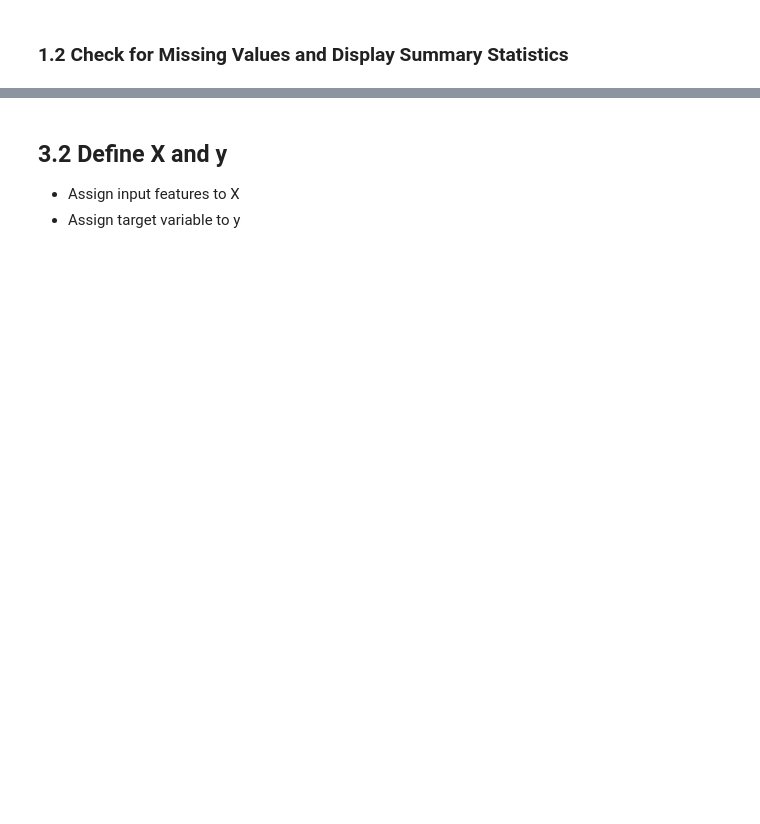
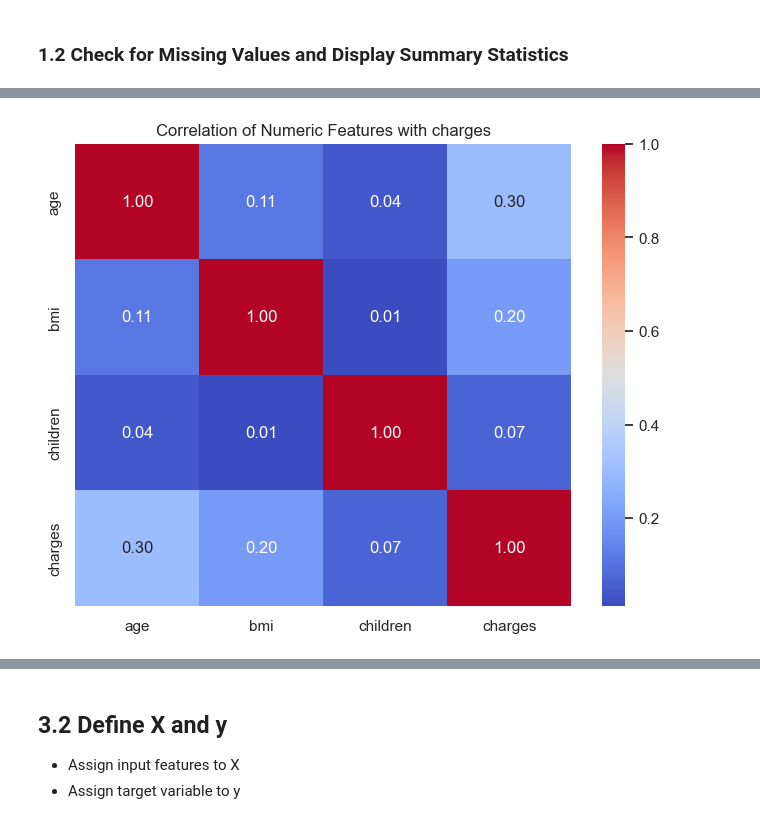
Before and after one commit to abeaderstadt/ml_regression_beaderstadt, a Jupyter notebook: regression_beaderstadt.ipynb, the cells around one changed output, grey strips where cells are left out. Saved outputs shown, nothing was run; the diff lists cells and outputs as text; code cells hidden in the pictures; blank space fills up the shorter version.

```diff
--- a/regression_beaderstadt.ipynb
+++ b/regression_beaderstadt.ipynb
@@ -52,0 +182,9 @@ Load the dataset and display the first 10 rows.
+# %%
+# Correlation heatmap for numeric features
+plt.figure(figsize=(8,6))
+sns.heatmap(df_encoded[['age', 'bmi', 'children', 'charges']].corr(),
+            annot=True, cmap='coolwarm', fmt=".2f")
+plt.title("Correlation of Numeric Features with charges")
+plt.show()
+# %% [output]
+[figure, added]
```
Also changed, not shown: parts of 47 cells of this notebook.
